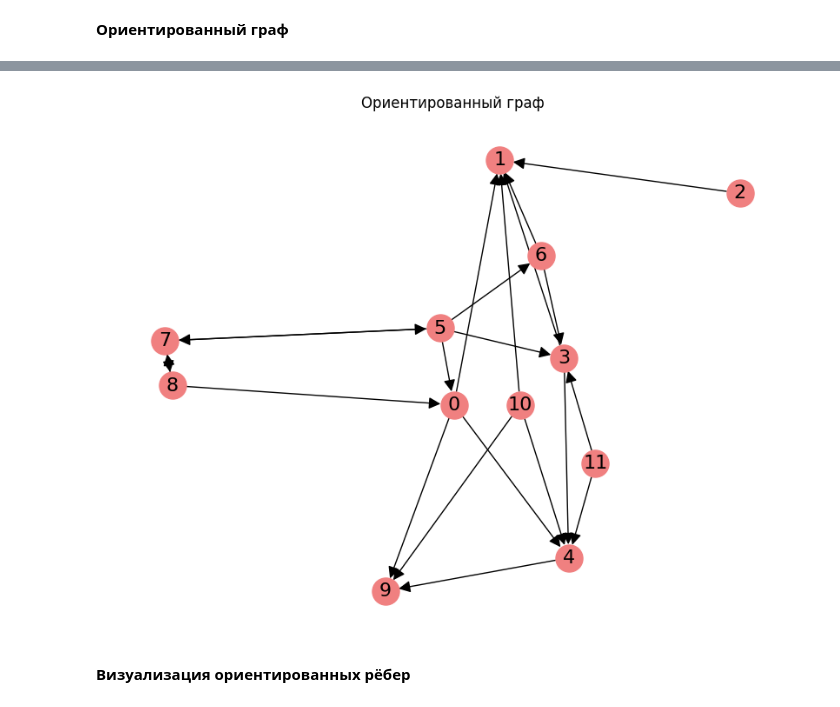
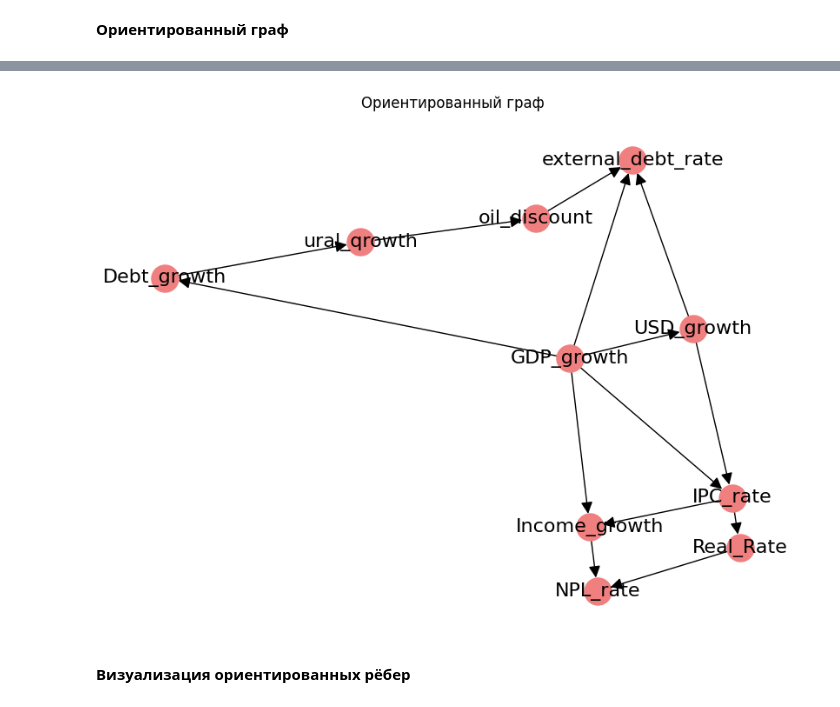
Before and after one commit to SofiaMakashova/ITMO_NIR, a Jupyter notebook: Построение DAG.ipynb, the cells around one changed output, grey strips where cells are left out. Cells and saved outputs as stored; diff of their text form; code cells hidden in the pictures.

```diff
--- a/Построение DAG.ipynb
+++ b/Построение DAG.ipynb
@@ -2200,8 +2234,6 @@ for i, var_i in enumerate(variables):
 # %% [markdown]
 # 5. Этап 3: Интеграция априорных знаний и данных
 ## 5.1. Объединение результатов
-# %%
-pcmci_graph = np.array(causal_matrix[causal_matrix.columns[:13]])
 # %%
 def merge_causal_structures(granger_mat, pc_graph, pcmci_graph, ges_graph, prior_knowledge,
                            variables, threshold=2):
@@ -2226,10 +2258,10 @@ def merge_causal_structures(granger_mat, pc_graph, pcmci_graph, ges_graph, prior
     # Применяем априорные знания
     for i in range(n):
         for j in range(n):
-            if prior_knowledge[i, j] == -1:  # запрещенная связь
-                consensus_graph[i, j] = 0
-            elif prior_knowledge[i, j] == 1:  # обязательная связь
-                consensus_graph[i, j] = 1
+            if prior_knowledge[i, j].astype(int) == -1:  # запрещенная связь
+                consensus_graph.iloc[i, j] = 0
+            elif prior_knowledge[i, j].astype(int) == 1:  # обязательная связь
+                consensus_graph.iloc[i, j] = 1
 
     return consensus_graph, votes
 
@@ -2422,6 +2451,9 @@ time_order = {
     'gas': 0,
     'copper': 0,
     'gold': 0,
+    'ural_qrowth': 0,
+    'oil_discount': 0,
+    'USD_growth': 0,
 
     # Уровень 1: Основные макропоказатели
     'GDP_growth': 1,
@@ -2432,7 +2464,8 @@ time_order = {
 
     # Уровень 2: Монетарная политика (ЦБ реагирует на экономику)
     'Inflation_Rate': 2,
-    'Ключевая ставка': 2,
+    'Real_Rate': 2,
+    'credit_holidays': 2,
 
     # Уровень 3: Рынок труда и доходы (запаздывают от GDP)
     'Unemployment_rate': 3,
@@ -2455,7 +2488,7 @@ else:
 # %%
 # Выбираем какой граф ориентировать
 #graph_to_orient = causal_graph_ges
-graph_to_orient = final_graph
+graph_to_orient = np.array(final_graph)
 
 oriented_graph = orient_edges(
     graph_to_orient,
@@ -2505,27 +2543,32 @@ oriented_df
 # %%
 # Создаем ориентированный граф
-directed_matrix = np.array(oriented_df)
 G = nx.DiGraph()
-n = len(directed_matrix)
 
-# Добавляем ребра
-for i in range(n):
-    for j in range(n):
-        if directed_matrix[i][j] != 0:
-            G.add_edge(i, j)
+# Получаем имена узлов из столбцов DataFrame
+node_names = oriented_df.columns.tolist()
+n = len(node_names)
 
-# Рисуем ориентированный граф
+# Добавляем узлы с именами
+G.add_nodes_from(node_names)
+
+# Добавляем ребра, используя имена
+for i, from_node in enumerate(node_names):
+    for j, to_node in enumerate(node_names):
+        if oriented_df.iloc[i, j] != 0:
+            G.add_edge(from_node, to_node)
+
+# Рисуем ориентированный граф (не нужен mapping, так как узлы уже имеют имена)
 plt.figure(figsize=(8, 6))
-nx.draw(G, #labels=label_mapping,
+nx.draw(G,
         with_labels=True,
         node_color='lightcoral',
         node_size=500,
         arrowsize=20,
         font_size=16)
 plt.title("Ориентированный граф")
 plt.show()
 # %% [output]
-[figure, old version]
+[figure, new version]
 # %% [markdown]
 **Визуализация ориентированных рёбер**
 # %%
```
Also changed, not shown: parts of 96 cells of this notebook, 40 other files.
